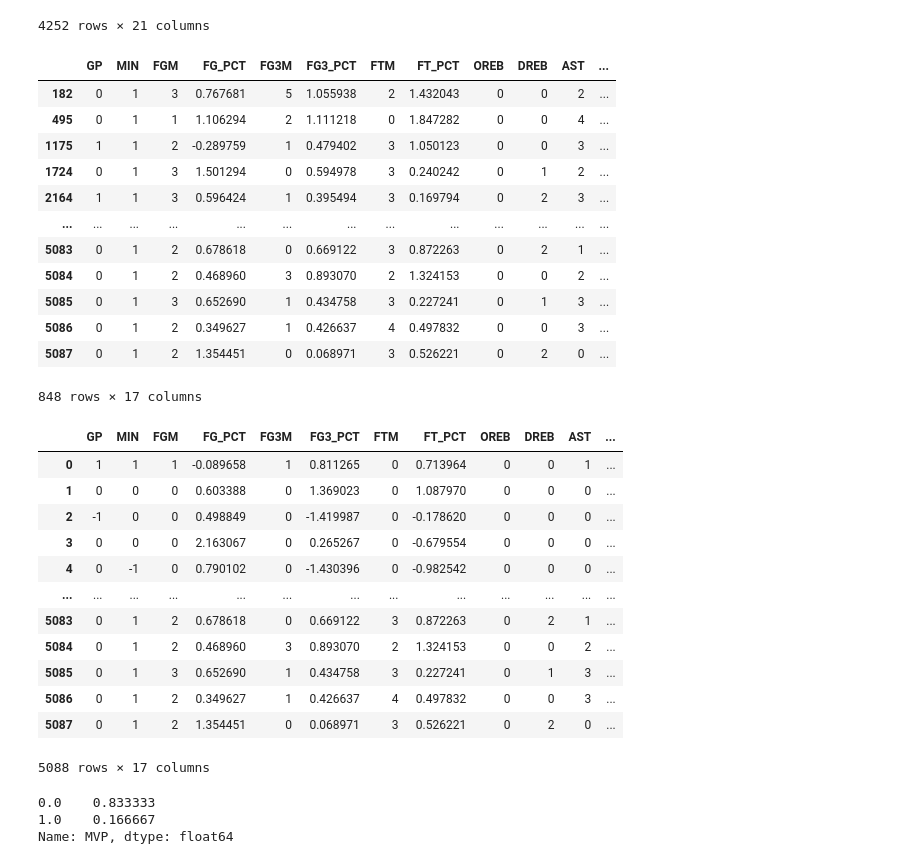
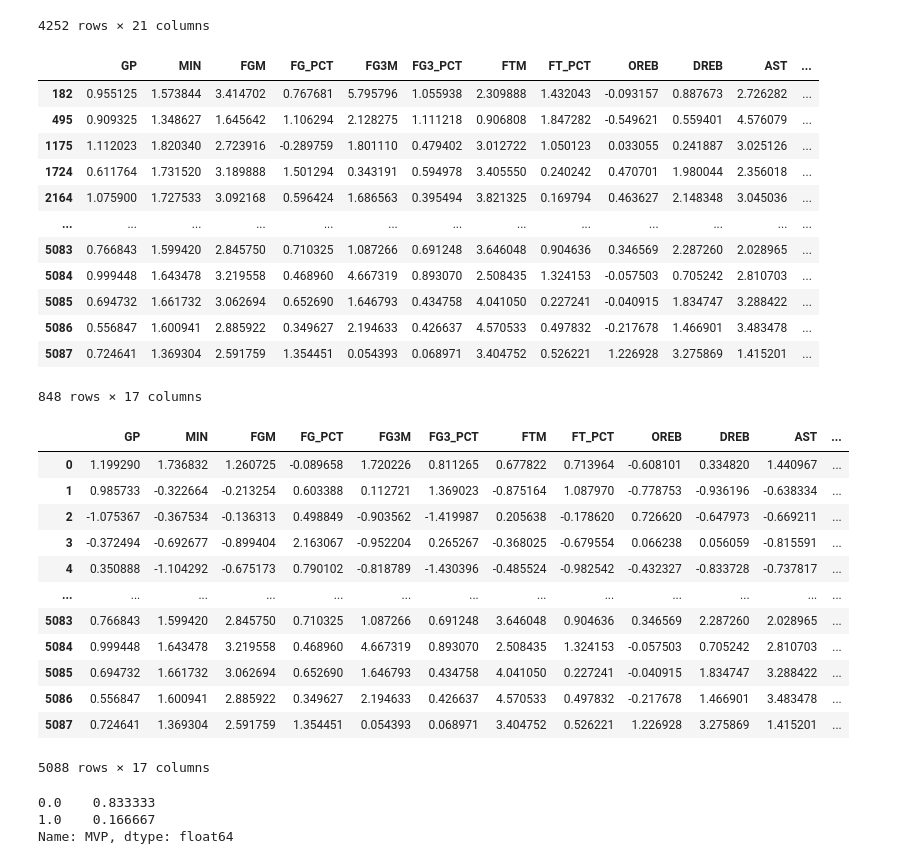
Before and after one commit to thomasverardo/NBA_MVP_2022_prediction, a Jupyter notebook: Code/predictions.ipynb, the cells around one changed output. Drawn from its saved outputs; the diff is of its cells as text; code cells hidden in the pictures.

```diff
--- a/Code/predictions.ipynb
+++ b/Code/predictions.ipynb
@@ -435,51 +452,45 @@ from imblearn.over_sampling import SMOTE
 # %%
 training_data = train #Mettere solo Train e non test
 
 mvp = training_data["MVP"]
-id_player = training_data[["PLAYER_ID", "SEASON_ID", "TEAM_ID", "PLAYER_AGE"]]
 
-perc_data = training_data[["FG_PCT", "FG3_PCT", "FT_PCT"]].astype("float")
-
-
-data_to_over = pd.concat([training_data.drop(["MVP","PLAYER_ID", "SEASON_ID", "TEAM_ID", "PLAYER_AGE", "FG_PCT", "FG3_PCT", "FT_PCT"], axis=1).astype("int"), perc_data], axis=1)
+data_to_over = training_data.drop(["MVP","PLAYER_ID", "SEASON_ID", "TEAM_ID", "PLAYER_AGE"], axis=1)
 
 oversample = SMOTE(sampling_strategy=0.2, random_state=23)
 X, y = oversample.fit_resample(data_to_over, mvp)
 
 over_train_data = pd.concat([X, y], axis=1)
 over_train_data = over_train_data[["GP", "MIN", "FGM", "FG_PCT", "FG3M", "FG3_PCT", "FTM", "FT_PCT", "OREB", "DREB", "AST", "STL", "BLK", "TOV", "PF", 'CONF_RANK', "MVP"]]
-#modficato togliendo i dati che non ci sono per la correlazione
-#over_train_data = over_train_data[["GP", "MIN", "FGM", "FGA", "FG_PCT", "FG3M", "FG3A", "FG3_PCT", "FTM", "FTA", "FT_PCT", "OREB", "DREB", "REB", "AST", "STL", "BLK", "TOV", "PF", "PTS", 'CONF_RANK', "MVP"]]
 over_train_data[over_train_data["MVP"]==1]
 # %% [output]
 |  | GP | MIN | FGM | FG_PCT | FG3M | FG3_PCT | FTM | FT_PCT | OREB | DREB | AST | ... |
-| 182 | 0 | 1 | 3 | 0.767681 | 5 | 1.055938 | 2 | 1.432043 | 0 | 0 | 2 | ... |
-| 495 | 0 | 1 | 1 | 1.106294 | 2 | 1.111218 | 0 | 1.847282 | 0 | 0 | 4 | ... |
-| 1175 | 1 | 1 | 2 | -0.289759 | 1 | 0.479402 | 3 | 1.050123 | 0 | 0 | 3 | ... |
-| 1724 | 0 | 1 | 3 | 1.501294 | 0 | 0.594978 | 3 | 0.240242 | 0 | 1 | 2 | ... |
-| 2164 | 1 | 1 | 3 | 0.596424 | 1 | 0.395494 | 3 | 0.169794 | 0 | 2 | 3 | ... |
+| 182 | 0.955125 | 1.573844 | 3.414702 | 0.767681 | 5.795796 | 1.055938 | 2.309888 | 1.432043 | -0.093157 | 0.887673 | 2.726282 | ... |
+| 495 | 0.909325 | 1.348627 | 1.645642 | 1.106294 | 2.128275 | 1.111218 | 0.906808 | 1.847282 | -0.549621 | 0.559401 | 4.576079 | ... |
+| 1175 | 1.112023 | 1.820340 | 2.723916 | -0.289759 | 1.801110 | 0.479402 | 3.012722 | 1.050123 | 0.033055 | 0.241887 | 3.025126 | ... |
+| 1724 | 0.611764 | 1.731520 | 3.189888 | 1.501294 | 0.343191 | 0.594978 | 3.405550 | 0.240242 | 0.470701 | 1.980044 | 2.356018 | ... |
+| 2164 | 1.075900 | 1.727533 | 3.092168 | 0.596424 | 1.686563 | 0.395494 | 3.821325 | 0.169794 | 0.463627 | 2.148348 | 3.045036 | ... |
 | ... | ... | ... | ... | ... | ... | ... | ... | ... | ... | ... | ... | ... |
-| 5083 | 0 | 1 | 2 | 0.678618 | 0 | 0.669122 | 3 | 0.872263 | 0 | 2 | 1 | ... |
-| 5084 | 0 | 1 | 2 | 0.468960 | 3 | 0.893070 | 2 | 1.324153 | 0 | 0 | 2 | ... |
-| 5085 | 0 | 1 | 3 | 0.652690 | 1 | 0.434758 | 3 | 0.227241 | 0 | 1 | 3 | ... |
-| 5086 | 0 | 1 | 2 | 0.349627 | 1 | 0.426637 | 4 | 0.497832 | 0 | 0 | 3 | ... |
-| 5087 | 0 | 1 | 2 | 1.354451 | 0 | 0.068971 | 3 | 0.526221 | 0 | 2 | 0 | ... |
+| 5083 | 0.766843 | 1.599420 | 2.845750 | 0.710325 | 1.087266 | 0.691248 | 3.646048 | 0.904636 | 0.346569 | 2.287260 | 2.028965 | ... |
+| 5084 | 0.999448 | 1.643478 | 3.219558 | 0.468960 | 4.667319 | 0.893070 | 2.508435 | 1.324153 | -0.057503 | 0.705242 | 2.810703 | ... |
+| 5085 | 0.694732 | 1.661732 | 3.062694 | 0.652690 | 1.646793 | 0.434758 | 4.041050 | 0.227241 | -0.040915 | 1.834747 | 3.288422 | ... |
+| 5086 | 0.556847 | 1.600941 | 2.885922 | 0.349627 | 2.194633 | 0.426637 | 4.570533 | 0.497832 | -0.217678 | 1.466901 | 3.483478 | ... |
+| 5087 | 0.724641 | 1.369304 | 2.591759 | 1.354451 | 0.054393 | 0.068971 | 3.404752 | 0.526221 | 1.226928 | 3.275869 | 1.415201 | ... |
 848 rows × 17 columns
 # %%
 over_train_data
 # %% [output]
 |  | GP | MIN | FGM | FG_PCT | FG3M | FG3_PCT | FTM | FT_PCT | OREB | DREB | AST | ... |
-| 0 | 1 | 1 | 1 | -0.089658 | 1 | 0.811265 | 0 | 0.713964 | 0 | 0 | 1 | ... |
-| 1 | 0 | 0 | 0 | 0.603388 | 0 | 1.369023 | 0 | 1.087970 | 0 | 0 | 0 | ... |
-| 2 | -1 | 0 | 0 | 0.498849 | 0 | -1.419987 | 0 | -0.178620 | 0 | 0 | 0 | ... |
-| 3 | 0 | 0 | 0 | 2.163067 | 0 | 0.265267 | 0 | -0.679554 | 0 | 0 | 0 | ... |
-| 4 | 0 | -1 | 0 | 0.790102 | 0 | -1.430396 | 0 | -0.982542 | 0 | 0 | 0 | ... |
+| 0 | 1.199290 | 1.736832 | 1.260725 | -0.089658 | 1.720226 | 0.811265 | 0.677822 | 0.713964 | -0.608101 | 0.334820 | 1.440967 | ... |
+| 1 | 0.985733 | -0.322664 | -0.213254 | 0.603388 | 0.112721 | 1.369023 | -0.875164 | 1.087970 | -0.778753 | -0.936196 | -0.638334 | ... |
+| 2 | -1.075367 | -0.367534 | -0.136313 | 0.498849 | -0.903562 | -1.419987 | 0.205638 | -0.178620 | 0.726620 | -0.647973 | -0.669211 | ... |
+| 3 | -0.372494 | -0.692677 | -0.899404 | 2.163067 | -0.952204 | 0.265267 | -0.368025 | -0.679554 | 0.066238 | 0.056059 | -0.815591 | ... |
+| 4 | 0.350888 | -1.104292 | -0.675173 | 0.790102 | -0.818789 | -1.430396 | -0.485524 | -0.982542 | -0.432327 | -0.833728 | -0.737817 | ... |
 | ... | ... | ... | ... | ... | ... | ... | ... | ... | ... | ... | ... | ... |
-| 5083 | 0 | 1 | 2 | 0.678618 | 0 | 0.669122 | 3 | 0.872263 | 0 | 2 | 1 | ... |
-| 5084 | 0 | 1 | 2 | 0.468960 | 3 | 0.893070 | 2 | 1.324153 | 0 | 0 | 2 | ... |
-| 5085 | 0 | 1 | 3 | 0.652690 | 1 | 0.434758 | 3 | 0.227241 | 0 | 1 | 3 | ... |
-| 5086 | 0 | 1 | 2 | 0.349627 | 1 | 0.426637 | 4 | 0.497832 | 0 | 0 | 3 | ... |
-| 5087 | 0 | 1 | 2 | 1.354451 | 0 | 0.068971 | 3 | 0.526221 | 0 | 2 | 0 | ... |
+| 5083 | 0.766843 | 1.599420 | 2.845750 | 0.710325 | 1.087266 | 0.691248 | 3.646048 | 0.904636 | 0.346569 | 2.287260 | 2.028965 | ... |
+| 5084 | 0.999448 | 1.643478 | 3.219558 | 0.468960 | 4.667319 | 0.893070 | 2.508435 | 1.324153 | -0.057503 | 0.705242 | 2.810703 | ... |
+| 5085 | 0.694732 | 1.661732 | 3.062694 | 0.652690 | 1.646793 | 0.434758 | 4.041050 | 0.227241 | -0.040915 | 1.834747 | 3.288422 | ... |
+| 5086 | 0.556847 | 1.600941 | 2.885922 | 0.349627 | 2.194633 | 0.426637 | 4.570533 | 0.497832 | -0.217678 | 1.466901 | 3.483478 | ... |
+| 5087 | 0.724641 | 1.369304 | 2.591759 | 1.354451 | 0.054393 | 0.068971 | 3.404752 | 0.526221 | 1.226928 | 3.275869 | 1.415201 | ... |
 5088 rows × 17 columns
 # %%
 print(over_train_data["MVP"].value_counts(normalize=True))
```
Also changed, not shown: parts of 13 cells of this notebook, 5 other files.
